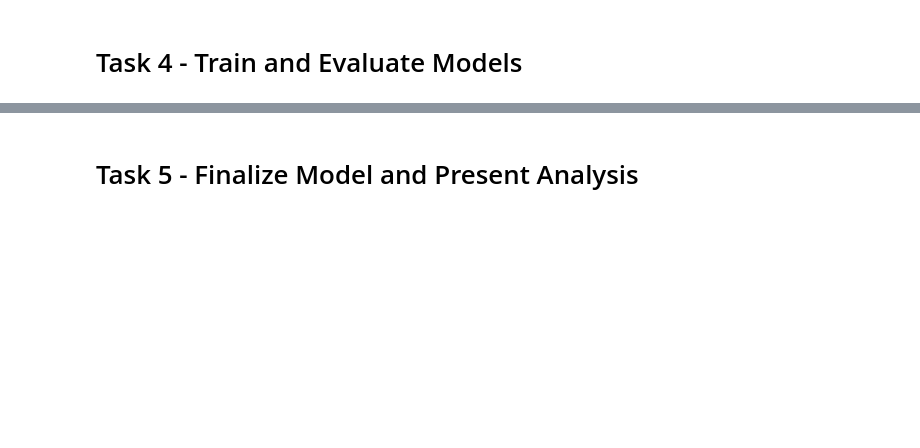
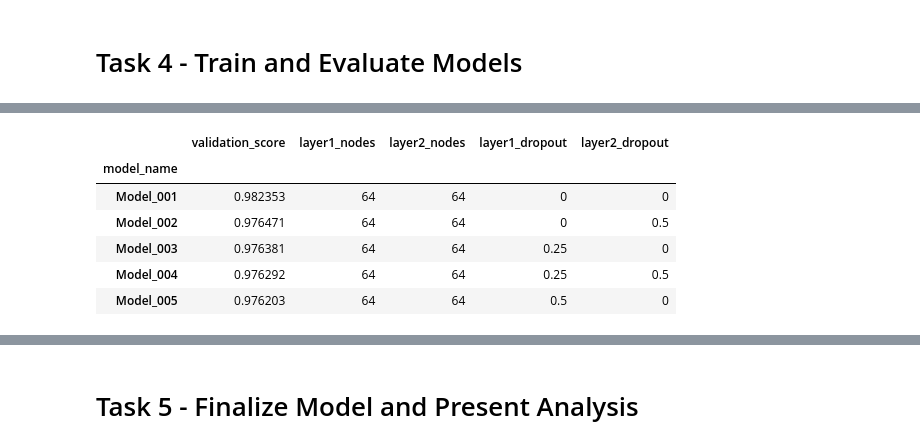
Before and after one commit to daines-analytics/template-latest, a Jupyter notebook: _py-project-templates/py_tensorflow_binaryclass_tabular_data_example.ipynb, the cells around one changed output, grey strips where cells are left out. Cells and saved outputs as stored; diff of their text form; code cells hidden in the pictures; blank space fills up the shorter version.

```diff
--- a/_py-project-templates/py_tensorflow_binaryclass_tabular_data_example.ipynb
+++ b/_py-project-templates/py_tensorflow_binaryclass_tabular_data_example.ipynb
@@ -591,0 +649,11 @@ Total time for performing grid-search of the best parameters: 0:02:30.679502
+# %%
+# Display the model performance summary
+dropout_performance.sort_values(by=['validation_score'], ascending=False).head()
+# %% [output]
+|  | validation_score | layer1_nodes | layer2_nodes | layer1_dropout | layer2_dropout |
+| model_name |  |  |  |  |  |
+| Model_001 | 0.982353 | 64 | 64 | 0 | 0 |
+| Model_002 | 0.976471 | 64 | 64 | 0 | 0.5 |
+| Model_003 | 0.976381 | 64 | 64 | 0.25 | 0 |
+| Model_004 | 0.976292 | 64 | 64 | 0.25 | 0.5 |
+| Model_005 | 0.976203 | 64 | 64 | 0.5 | 0 |
```
Also changed, not shown: parts of 36 cells of this notebook, 2 other files.
